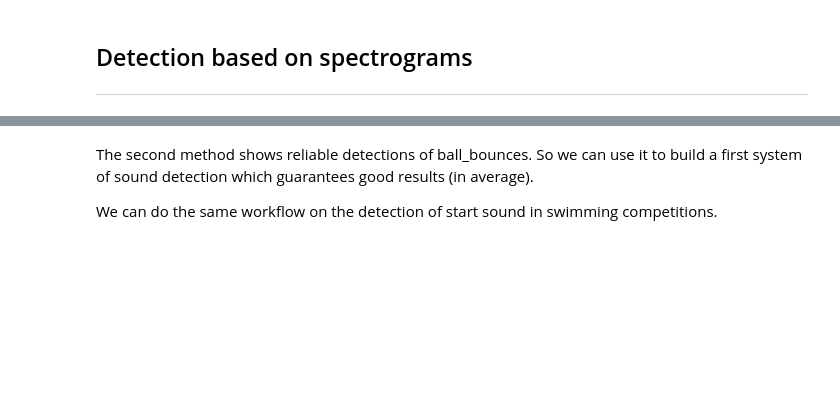
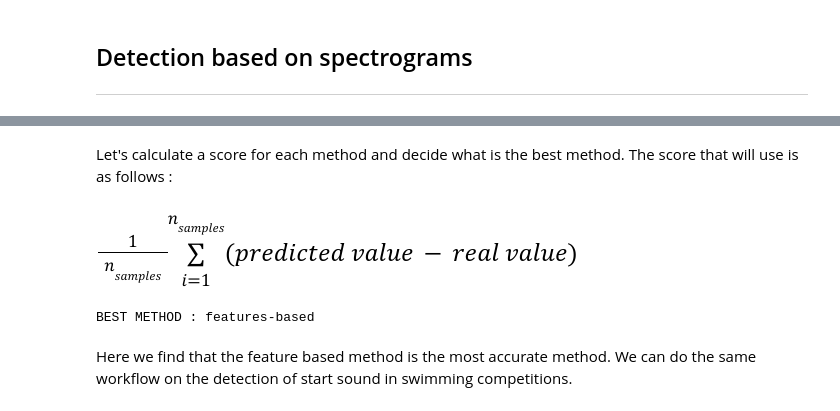
Before and after one commit to centralelyon/Sound-Detection, a Jupyter notebook: 3_Sound_detection.ipynb, the cells around one changed output, grey strips where cells are left out. Drawn from its saved outputs; the diff is of its cells as text; code cells hidden in the pictures; blank space fills up the shorter version.

```diff
--- a/3_Sound_detection.ipynb
+++ b/3_Sound_detection.ipynb
@@ -400,4 +357,25 @@ plt.show()
+# %% [markdown]
+Let's calculate a score for each method and decide what is the best method. The score that will use is as follows :
+# %%
+from IPython.display import Image
+
+Image(filename='formula.png')
+# %% [output]
+[figure, added]
+# %%
+n=len(real_first_ball_bounces)
+correlation=sum(predicted_first_ball_bounces_correlation)/n
+features=sum(feature_extraction_based_detection)/n
+spec=sum(predicted_first_ball_bounces_spec)/n
+m=min(correlation,features,spec)
+if m==correlation:
+  print("BEST METHOD : correlation-based")
+elif m==features:
+  print("BEST METHOD : features-based")
+else:
+  print("BEST METHOD : spectrogram-based")
+# %% [output]
+BEST METHOD : features-based
 # %% [markdown]
-The second method shows reliable detections of ball_bounces. So we can use it to build a first system of sound detection which guarantees good results (in average).
-
+Here we find that the feature based method is the most accurate method.
 We can do the same workflow on the detection of start sound in swimming competitions.
```
Also changed, not shown: parts of 24 cells of this notebook.
